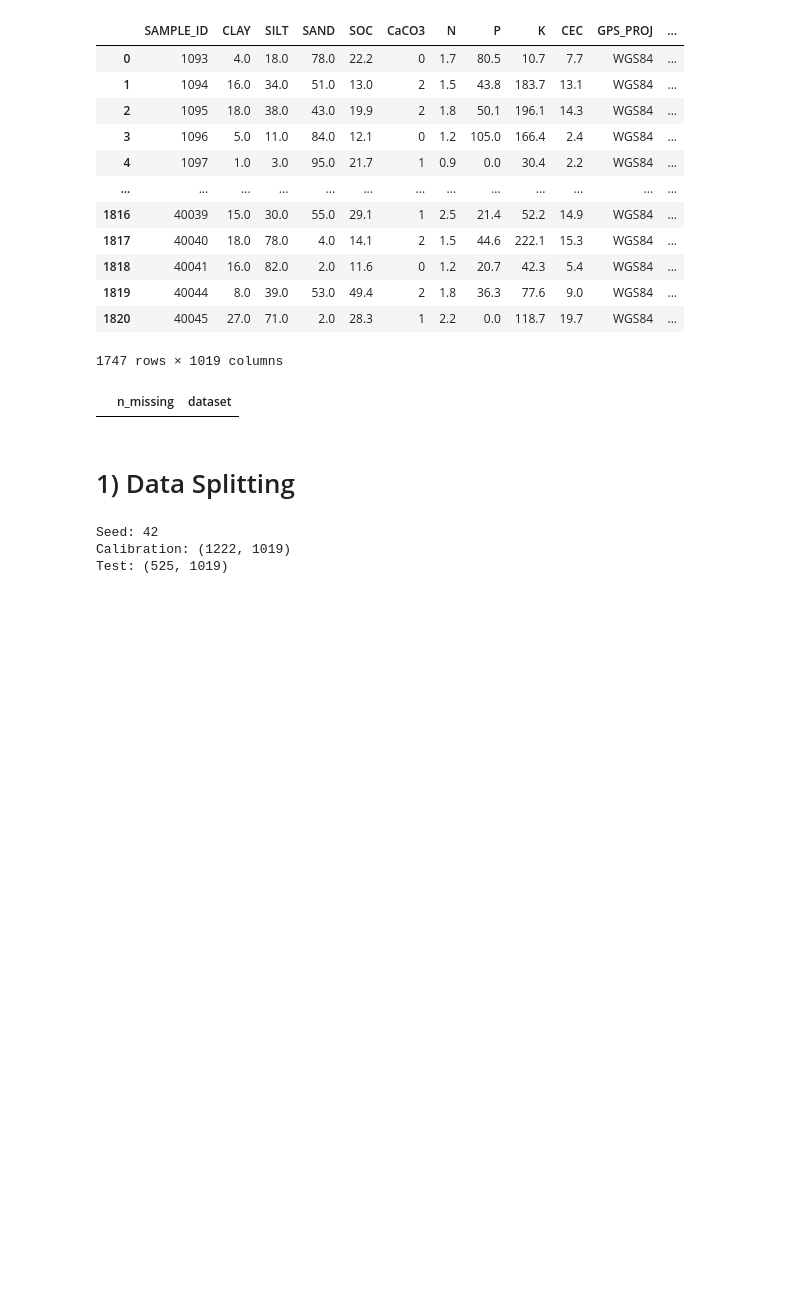
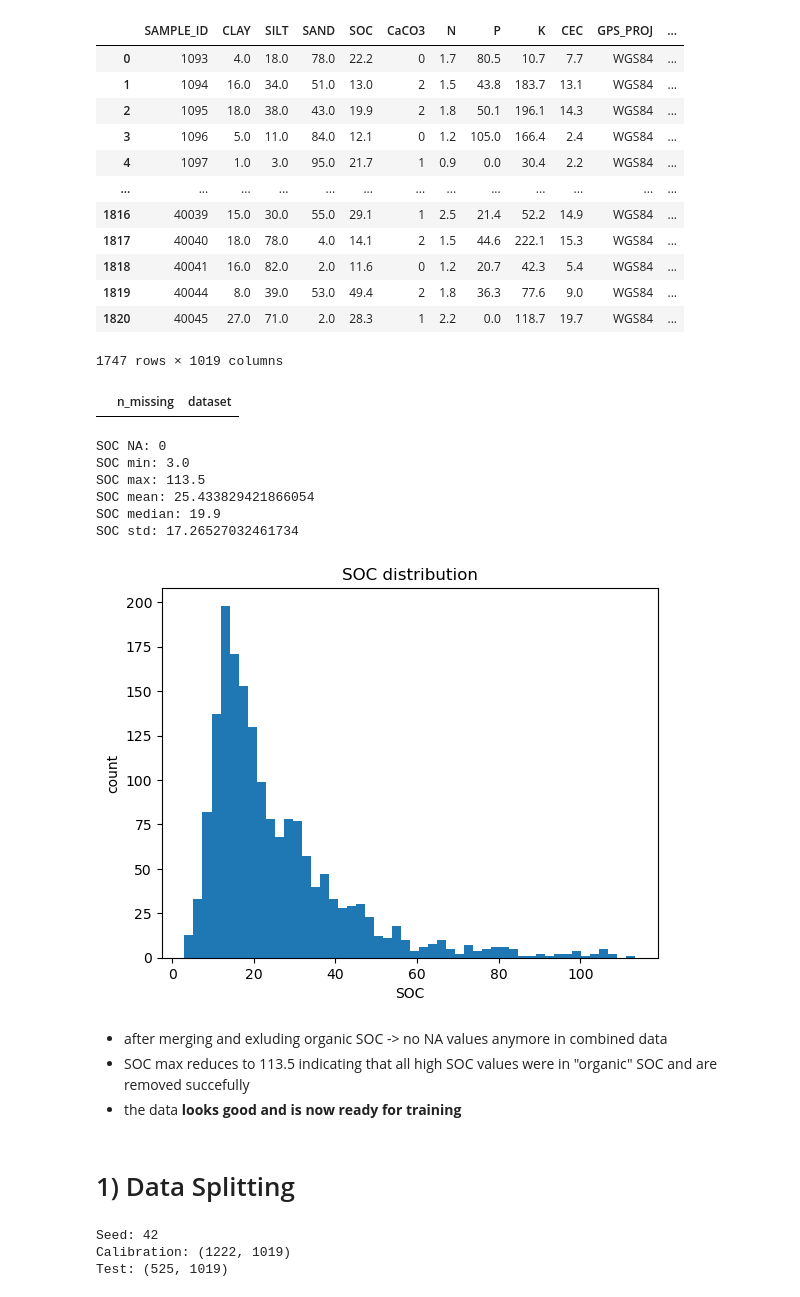
Before and after one commit to patricemahlau/Spec_Report, a Jupyter notebook: Report_Spectrosocpy.ipynb, the cells around one changed output. Cells and saved outputs as stored; diff of their text form; code cells hidden in the pictures; blank space fills up the shorter version.

```diff
--- a/Report_Spectrosocpy.ipynb
+++ b/Report_Spectrosocpy.ipynb
@@ -271,6 +285,35 @@ Max SOC: 113.5
 na_report(df_base, "final")
 # %% [output]
 |  | n_missing | dataset |
+# %%
+# SOC inspection after merging
+soc = df_base["SOC"]
+
+print("SOC NA:", int(soc.isna().sum()))
+print("SOC min:", float(soc.min()))
+print("SOC max:", float(soc.max()))
+print("SOC mean:", float(soc.mean()))
+print("SOC median:", float(soc.median()))
+print("SOC std:", float(soc.std()))
+
+plt.figure()
+plt.hist(soc.to_numpy(dtype=float), bins=50)
+plt.xlabel("SOC")
+plt.ylabel("count")
+plt.title("SOC distribution")
+plt.show()
+# %% [output]
+SOC NA: 0
+SOC min: 3.0
+SOC max: 113.5
+SOC mean: 25.433829421866054
+SOC median: 19.9
+SOC std: 17.26527032461734
+[figure, added]
+# %% [markdown]
+- after merging and exluding organic SOC -> no NA values anymore in combined data
+- SOC max reduces to 113.5 indicating that all high SOC values were in "organic" SOC and are removed succefully
+- the data **looks good and is now ready for training**
 # %% [markdown]
 # 1) Data Splitting
 # %%
```
Also changed, not shown: parts of 19 cells of this notebook.
